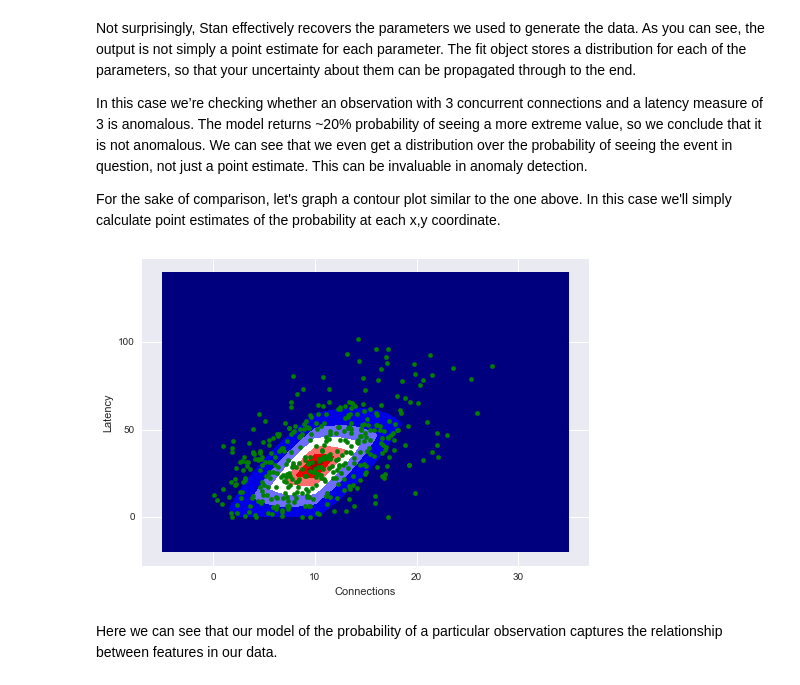
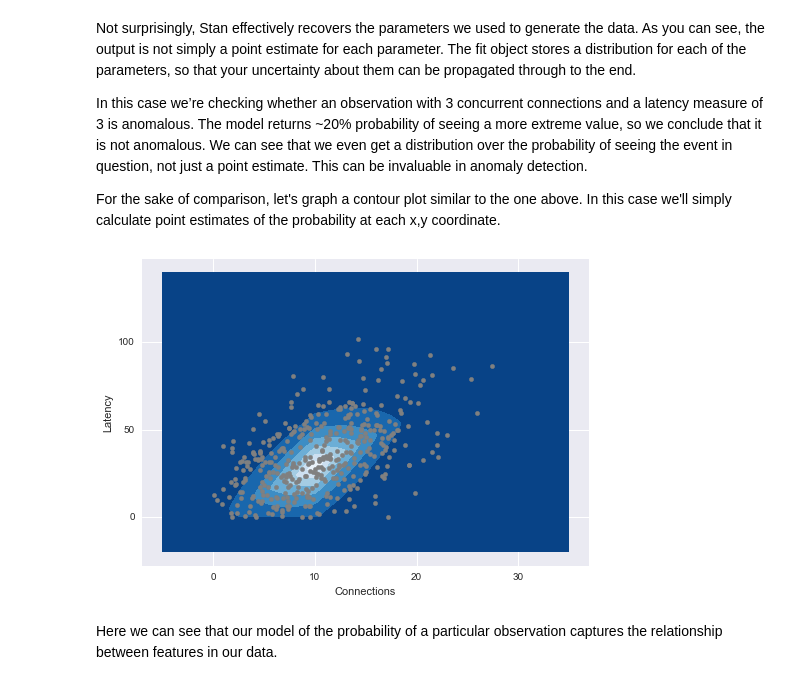
Before and after one commit to fastforwardlabs/anomaly_detection, a Jupyter notebook: Anomaly Detection Post.ipynb, the cells around one changed output. Saved outputs shown, nothing was run; the diff lists cells and outputs as text; code cells hidden in the pictures.

```diff
--- a/Anomaly Detection Post.ipynb
+++ b/Anomaly Detection Post.ipynb
@@ -98,7 +99,7 @@ In this section, we’ll look at a slightly more complicated case, in which we h
 
 Imagine that our observations can only take on positive values, which is a common restriction. For simplicity, let's use the same observations we used earlier, but we'll simply drop all negative observations.
 # %%
-X2 = np.array([x for x in X1 if x > 0])
+X2 = X1[X1 > 0]
 plt.hist(X2, bins=30)
 plt.xlim(-50, 50)
 plt.show()
@@ -110,14 +111,14 @@ Just looking at the data, it seems that it no longer makes sense to model these
 sample_mean = X2.mean()
 sample_sigma = X2.std()
 base = np.linspace(-50, 50, 100)
-normal = [sp.stats.norm.pdf(x, sample_mean, sample_sigma) for x in base]
+normal = sp.stats.norm.pdf(base, sample_mean, sample_sigma)
 lower_bound = sample_mean - (2.58 * sample_sigma)
 upper_bound = sample_mean + (2.58 * sample_sigma)
 anomalous = np.logical_or(base < [lower_bound]*100, base > [upper_bound]*100)
 
-plt.plot(base, normal, color='black')
-plt.fill_between(base, normal, where=anomalous, color='red')
-plt.hist(X2, bins=30, normed=True)
+plt.hist(X2, bins=30, normed=True, zorder=1)
+plt.fill_between(base, normal, where=anomalous, color=[1, 0, 0, 0.4], zorder=2)
+plt.plot(base, normal, color='black', zorder=3)
 plt.xlim(-50, 50)
 plt.show()
 print('Lower Bound:', lower_bound)
@@ -374,31 +387,31 @@ For the sake of comparison, let's graph a contour plot similar to the one above.
 # %%
 summary = fit.summary()
 means = dict(zip(summary['summary_rownames'], [s[0] for s in summary['summary']]))
 
 delta = .1
 x1 = np.arange(-5, 35, delta)
 x2 = np.arange(-20, 140, delta)
 x, y = np.meshgrid(x1, x2)
 
 z = np.zeros((x.shape[0], y.shape[1]))
 
 def extreme(val, mu, sig):
     return 2 * (.5 - abs(.5 - sp.stats.norm.cdf(val, mu, sig)))
 
 for i, con in enumerate(x[0]):
     for j, lat in enumerate(y[:,0]):
         con_prob = extreme(con, means['mu_cons'], means['sigma_cons'])
         lat_prob = extreme(lat, means['beta'] * con, means['sigma_latency'])
         z[j, i] = con_prob * lat_prob if con >= 0 and lat >= 0 else 0
 
-plt.contourf(x, y, z, cmap='seismic')
+plt.contourf(x, y, z, cmap='Blues_r')
 thinned_points = np.array([n in np.random.choice(N, 500) for n in range(N)])
-plt.scatter(cons[thinned_points], latency[thinned_points], color='green')
+plt.scatter(cons[thinned_points], latency[thinned_points], color='gray')
 plt.ylabel('Latency')
 plt.xlabel('Connections')
 plt.show()
 # %% [output]
-[figure, old version]
+[figure, new version]
 # %% [markdown]
 Here we can see that our model of the probability of a particular observation captures the relationship between features in our data.
 # %% [markdown]
```
Also changed, not shown: parts of 13 cells of this notebook.
